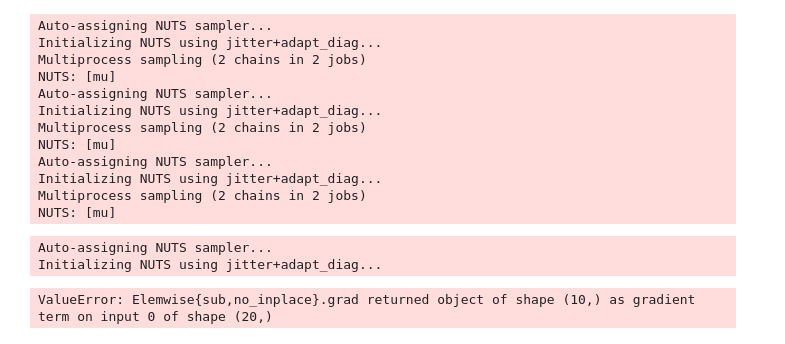
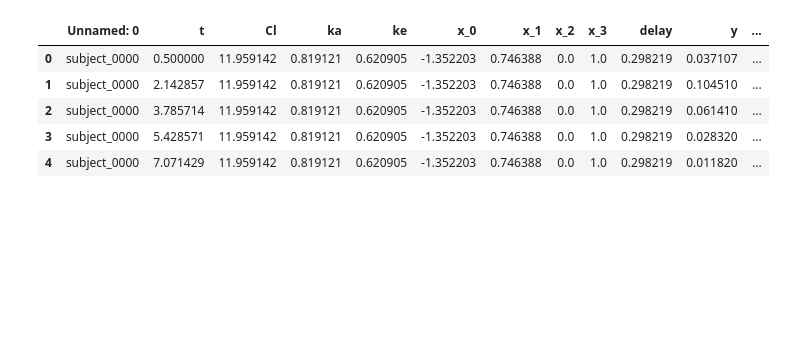
Before and after one commit to Dpananos/PKBayes, a Jupyter notebook: Untitled.ipynb, the cells around one changed output. Saved outputs shown, nothing was run; the diff lists cells and outputs as text; code cells hidden in the pictures; blank space fills up the shorter version.

```diff
--- a/Untitled.ipynb
+++ b/Untitled.ipynb
@@ -8,33 +8,3 @@ import arviz as az
 import seaborn as sns
 
 %matplotlib inline
-# %%
-# We generate 10 datasets
-true_mu = [np.random.randn() for _ in range(3)]
-observed_data = [mu + np.random.randn(20) for mu in true_mu]
-
-with pm.Model() as model:
-    poop = pm.Data('data', observed_data[0])
-    mu = pm.Normal('mu', 0, 10)
-    pm.Normal('y', mu=mu, sigma=1, observed=poop)
-
-# Generate one trace for each dataset
-traces = []
-for data_vals in observed_data:
-    with model:
-        # Switch out the observed dataset
-        pm.set_data({'data': data_vals})
-        traces.append(pm.sample())
-# %% [output]
-Auto-assigning NUTS sampler...
-Initializing NUTS using jitter+adapt_diag...
-Multiprocess sampling (2 chains in 2 jobs)
-NUTS: [mu]
-Auto-assigning NUTS sampler...
-Initializing NUTS using jitter+adapt_diag...
-Multiprocess sampling (2 chains in 2 jobs)
-NUTS: [mu]
-Auto-assigning NUTS sampler...
-Initializing NUTS using jitter+adapt_diag...
-Multiprocess sampling (2 chains in 2 jobs)
-NUTS: [mu]
@@ -53,10 +11,9 @@ with pm.Model() as mymodel:
-# %%
-
-new_x = np.random.normal(size = 20)+2
-with mymodel:
-    pm.set_data({'X': new_x})
-    pm.sample()
-# %% [output]
-Auto-assigning NUTS sampler...
-Initializing NUTS using jitter+adapt_diag...
-ValueError: Elemwise{sub,no_inplace}.grad returned object of shape (10,) as gradient term on input 0 of shape (20,)
+# %%
+pd.read_csv('data/test.csv').head()
+# %% [output]
+|  | Unnamed: 0 | t | Cl | ka | ke | x_0 | x_1 | x_2 | x_3 | delay | y | ... |
+| 0 | subject_0000 | 0.500000 | 11.959142 | 0.819121 | 0.620905 | -1.352203 | 0.746388 | 0.0 | 1.0 | 0.298219 | 0.037107 | ... |
+| 1 | subject_0000 | 2.142857 | 11.959142 | 0.819121 | 0.620905 | -1.352203 | 0.746388 | 0.0 | 1.0 | 0.298219 | 0.104510 | ... |
+| 2 | subject_0000 | 3.785714 | 11.959142 | 0.819121 | 0.620905 | -1.352203 | 0.746388 | 0.0 | 1.0 | 0.298219 | 0.061410 | ... |
+| 3 | subject_0000 | 5.428571 | 11.959142 | 0.819121 | 0.620905 | -1.352203 | 0.746388 | 0.0 | 1.0 | 0.298219 | 0.028320 | ... |
+| 4 | subject_0000 | 7.071429 | 11.959142 | 0.819121 | 0.620905 | -1.352203 | 0.746388 | 0.0 | 1.0 | 0.298219 | 0.011820 | ... |
```
Also changed, not shown: parts of 1 cell of this notebook, 7 other files.
